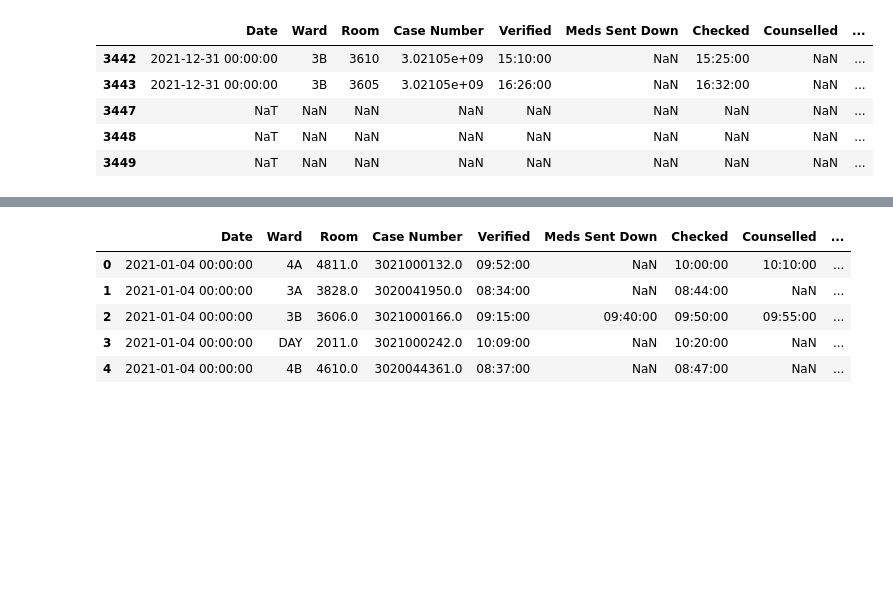
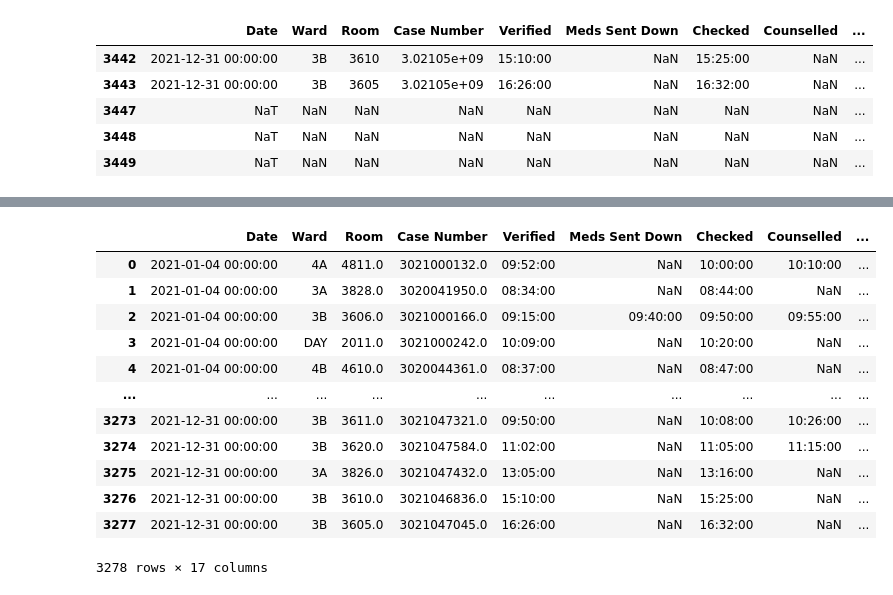
Before and after one commit to RoystonCXW/IS447---Smart-Healthcare, a Jupyter notebook: IS447/System/Data/Pharmacy Dept/Data Cleaning/PEH_Cleaning.ipynb, the cells around one changed output, grey strips where cells are left out. Cells and saved outputs as stored; diff of their text form; code cells hidden in the pictures; blank space fills up the shorter version.

```diff
--- a/IS447/System/Data/Pharmacy Dept/Data Cleaning/PEH_Cleaning.ipynb
+++ b/IS447/System/Data/Pharmacy Dept/Data Cleaning/PEH_Cleaning.ipynb
@@ -94,14 +94,21 @@ df2.to_csv('merged_PEH_TTO_Data.csv',
 # %%
 #read csv for further cleaning
 df_csv = pd.read_csv('merged_PEH_TTO_Data.csv')
-df_csv.head()
+df_csv
 # %% [output]
 |  | Date | Ward | Room | Case Number | Verified | Meds Sent Down | Checked | Counselled | ... |
 | 0 | 2021-01-04 00:00:00 | 4A | 4811.0 | 3021000132.0 | 09:52:00 | NaN | 10:00:00 | 10:10:00 | ... |
 | 1 | 2021-01-04 00:00:00 | 3A | 3828.0 | 3020041950.0 | 08:34:00 | NaN | 08:44:00 | NaN | ... |
 | 2 | 2021-01-04 00:00:00 | 3B | 3606.0 | 3021000166.0 | 09:15:00 | 09:40:00 | 09:50:00 | 09:55:00 | ... |
 | 3 | 2021-01-04 00:00:00 | DAY | 2011.0 | 3021000242.0 | 10:09:00 | NaN | 10:20:00 | NaN | ... |
 | 4 | 2021-01-04 00:00:00 | 4B | 4610.0 | 3020044361.0 | 08:37:00 | NaN | 08:47:00 | NaN | ... |
+| ... | ... | ... | ... | ... | ... | ... | ... | ... | ... |
+| 3273 | 2021-12-31 00:00:00 | 3B | 3611.0 | 3021047321.0 | 09:50:00 | NaN | 10:08:00 | 10:26:00 | ... |
+| 3274 | 2021-12-31 00:00:00 | 3B | 3620.0 | 3021047584.0 | 11:02:00 | NaN | 11:05:00 | 11:15:00 | ... |
+| 3275 | 2021-12-31 00:00:00 | 3A | 3826.0 | 3021047432.0 | 13:05:00 | NaN | 13:16:00 | NaN | ... |
+| 3276 | 2021-12-31 00:00:00 | 3B | 3610.0 | 3021046836.0 | 15:10:00 | NaN | 15:25:00 | NaN | ... |
+| 3277 | 2021-12-31 00:00:00 | 3B | 3605.0 | 3021047045.0 | 16:26:00 | NaN | 16:32:00 | NaN | ... |
+3278 rows × 17 columns
 # %%
 #Clean Values
 
```
Also changed, not shown: parts of 4 cells of this notebook.
